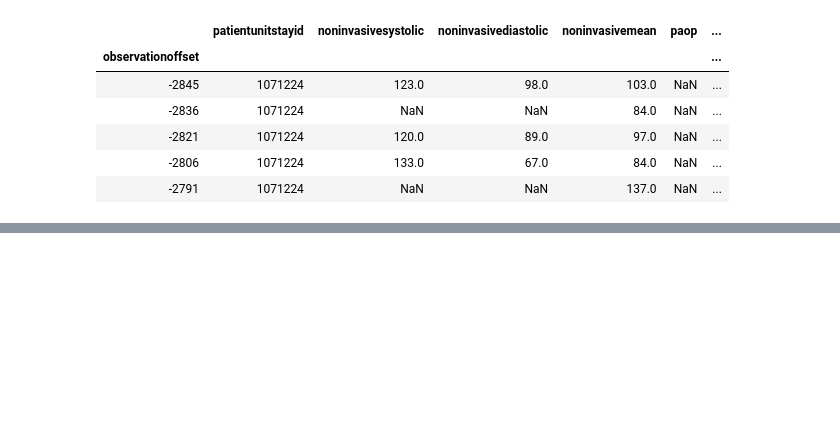
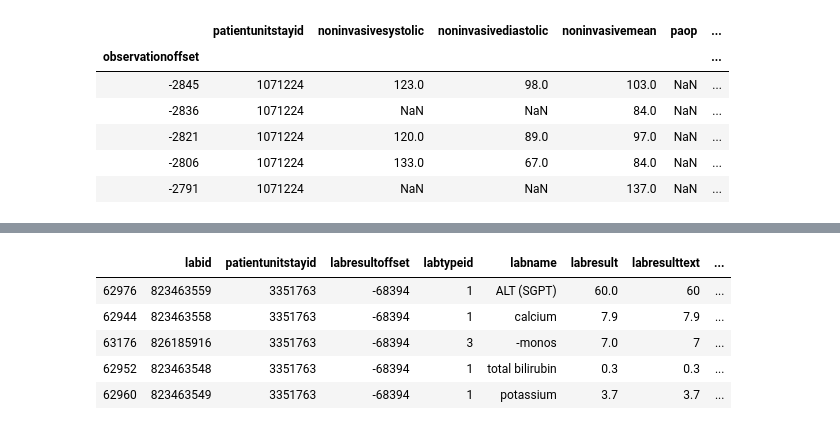
Before and after one commit to StallionsProject/SepsisPrediction, a Jupyter notebook: Jupyter Notebooks/patient-timeseries.ipynb, the cells around one changed output, grey strips where cells are left out. Cells and saved outputs as stored; diff of their text form; code cells hidden in the pictures; blank space fills up the shorter version.

```diff
--- a/Jupyter Notebooks/patient-timeseries.ipynb
+++ b/Jupyter Notebooks/patient-timeseries.ipynb
@@ -98,0 +133,10 @@ vitalaperiodic.head()
+# %%
+lab = lab.sort_values(by='labresultoffset')
+lab.head()
+# %% [output]
+|  | labid | patientunitstayid | labresultoffset | labtypeid | labname | labresult | labresulttext | ... |
+| 62976 | 823463559 | 3351763 | -68394 | 1 | ALT (SGPT) | 60.0 | 60 | ... |
+| 62944 | 823463558 | 3351763 | -68394 | 1 | calcium | 7.9 | 7.9 | ... |
+| 63176 | 826185916 | 3351763 | -68394 | 3 | -monos | 7.0 | 7 | ... |
+| 62952 | 823463548 | 3351763 | -68394 | 1 | total bilirubin | 0.3 | 0.3 | ... |
+| 62960 | 823463549 | 3351763 | -68394 | 1 | potassium | 3.7 | 3.7 | ... |
```
Also changed, not shown: parts of 4 cells of this notebook.
